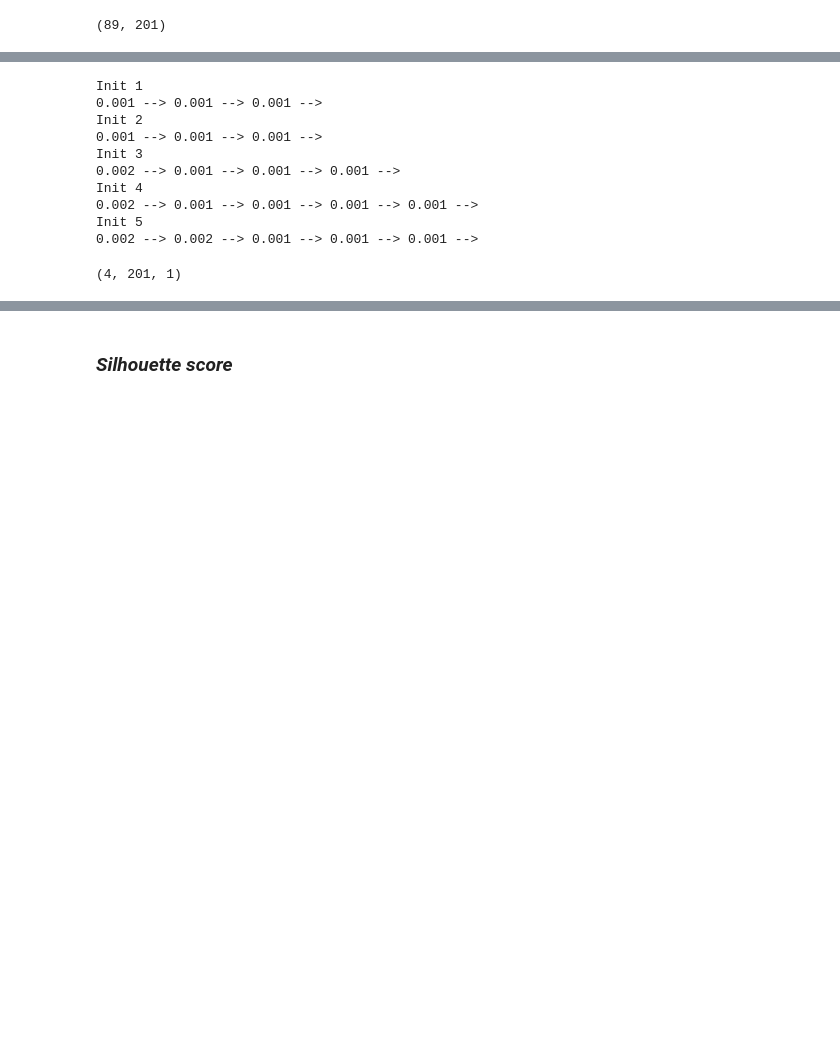
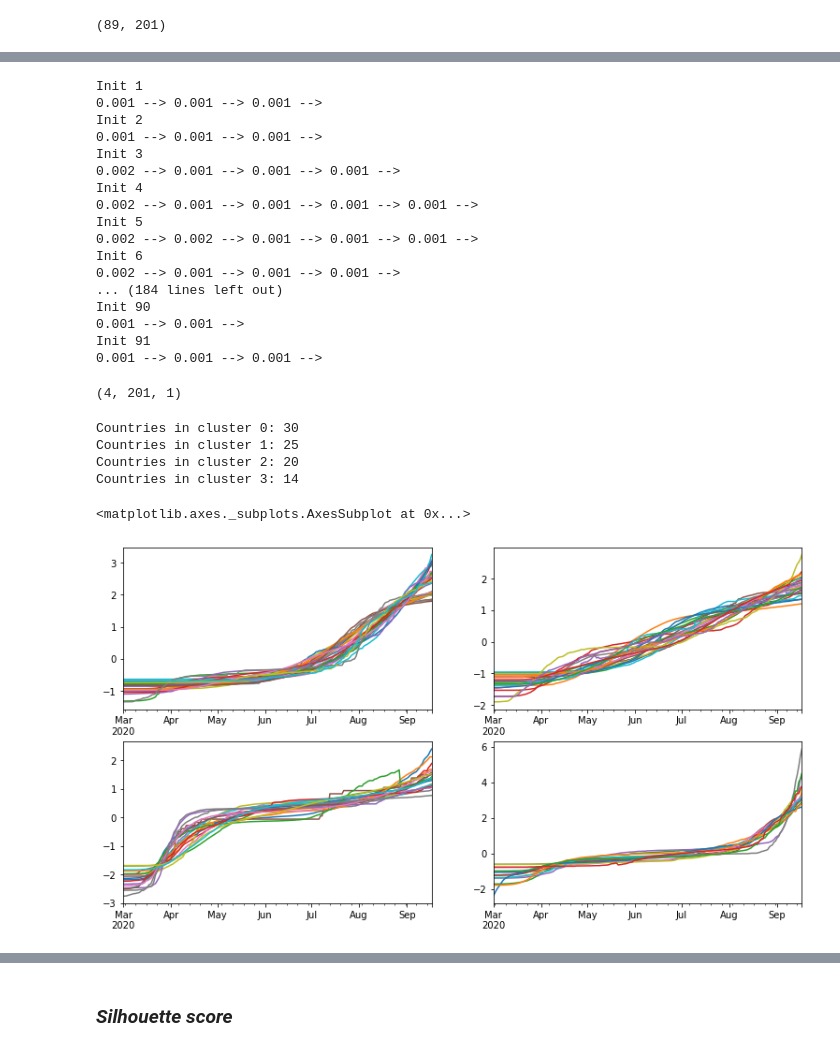
Before and after one commit to anweei/Covid-forecasting, a Jupyter notebook: frida/Clustering K-Shape.ipynb, the cells around one changed output, grey strips where cells are left out. Drawn from its saved outputs; the diff is of its cells as text; code cells hidden in the pictures; blank space fills up the shorter version.

```diff
--- a/frida/Clustering K-Shape.ipynb
+++ b/frida/Clustering K-Shape.ipynb
@@ -50,7 +73,7 @@ df_array.shape
 seed = 0
 np.random.seed(seed)
 
-ks = KShape(n_clusters=4, n_init=5, verbose=True, random_state=seed)
+ks = KShape(n_clusters=4, n_init=100, random_state=seed)
 y_pred = ks.fit_predict(df_array)
 # %% [output]
 Init 1
@@ -63,6 +86,13 @@ Init 4
 0.002 --> 0.001 --> 0.001 --> 0.001 --> 0.001 -->
 Init 5
 0.002 --> 0.002 --> 0.001 --> 0.001 --> 0.001 -->
+Init 6
+0.002 --> 0.001 --> 0.001 --> 0.001 -->
+... (184 lines left out)
+Init 90
+0.001 --> 0.001 -->
+Init 91
+0.001 --> 0.001 --> 0.001 -->
 # %%
 ks.cluster_centers_.shape
 # %% [output]
@@ -72,6 +102,27 @@ a1=df_trans.loc[y_pred==0].transpose()
 a2=df_trans.loc[y_pred==1].transpose()
 a3=df_trans.loc[y_pred==2].transpose()
 a4=df_trans.loc[y_pred==3].transpose()
+# %%
+print("Countries in cluster 0:", np.count_nonzero(y_pred == 0))
+print("Countries in cluster 1:", np.count_nonzero(y_pred == 1))
+print("Countries in cluster 2:", np.count_nonzero(y_pred == 2))
+print("Countries in cluster 3:", np.count_nonzero(y_pred == 3))
+# %% [output]
+Countries in cluster 0: 30
+Countries in cluster 1: 25
+Countries in cluster 2: 20
+Countries in cluster 3: 14
+# %%
+#Make a figure with the four clusters
+fig, axes = plt.subplots(nrows=2, ncols=2)
+fig.set_size_inches(13, 7)
+a1.plot(legend='', ax=axes[0,0])
+a2.plot(legend='', ax=axes[0,1])
+a3.plot(legend='', ax=axes[1,0])
+a4.plot(legend='', ax=axes[1,1])
+# %% [output]
+<matplotlib.axes._subplots.AxesSubplot at 0x...>
+[figure, added]
 # %%
 plt.figure(figsize=(20,10))
 plt.plot(a1.mean(axis=1), label='')
```
Also changed, not shown: parts of 12 cells of this notebook.
